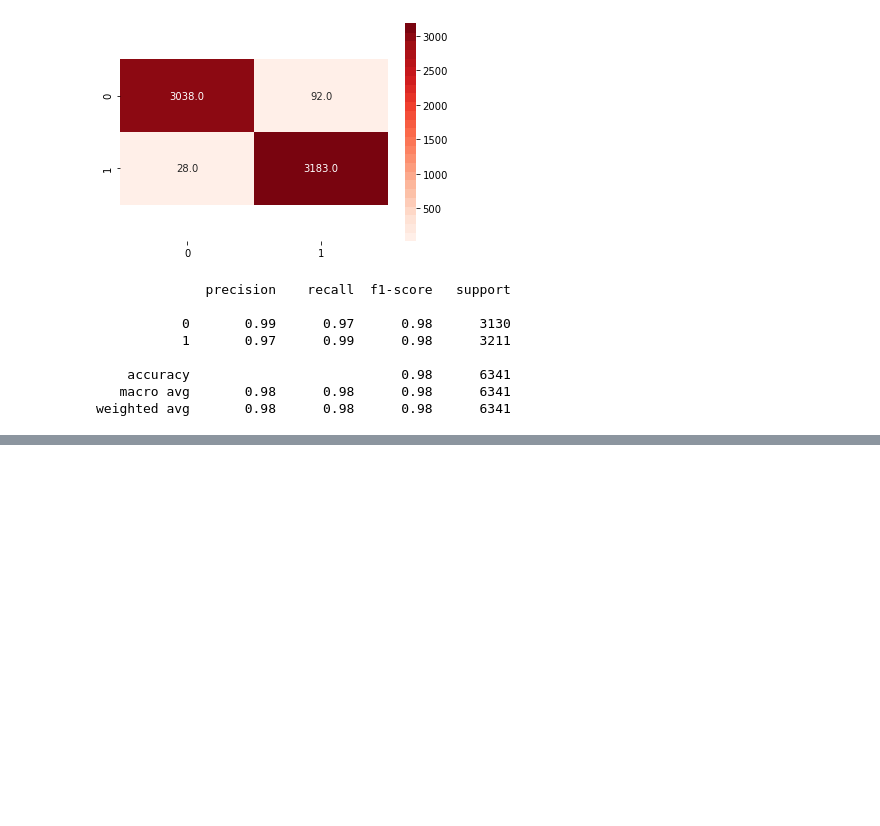
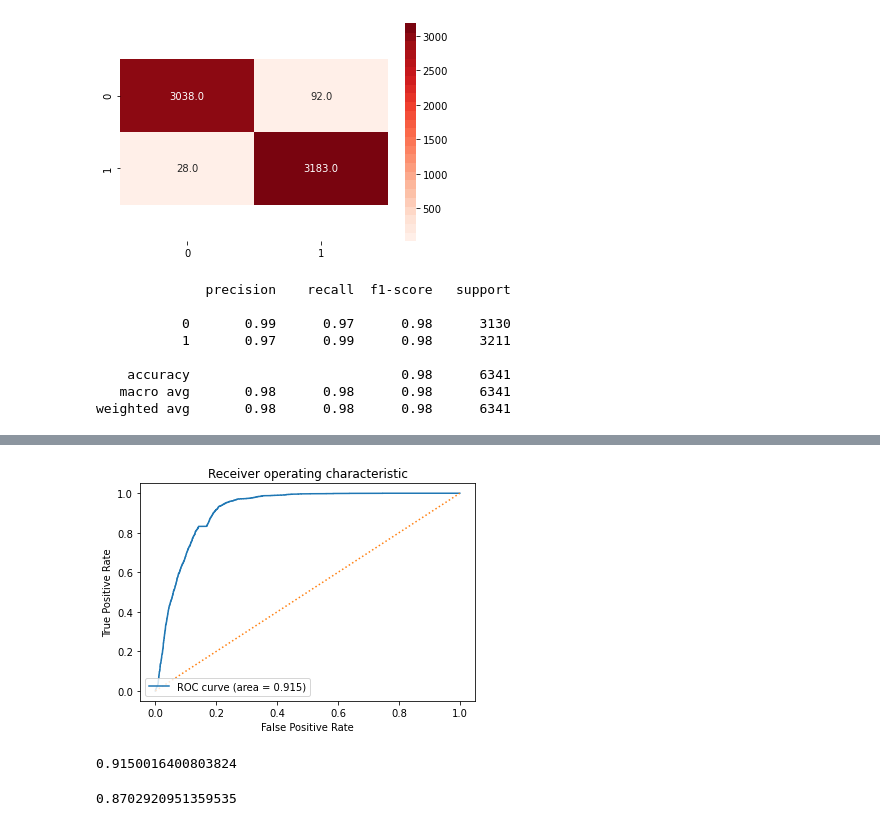
Before and after one commit to Elmaravilla7/ProjML, a Jupyter notebook: Untitled2.ipynb, the cells around one changed output, grey strips where cells are left out. Saved outputs shown, nothing was run; the diff lists cells and outputs as text; code cells hidden in the pictures; blank space fills up the shorter version.

```diff
--- a/Untitled2.ipynb
+++ b/Untitled2.ipynb
@@ -513,0 +647,5 @@ weighted avg       0.98      0.98      0.98      6341
+# %%
+roc(values,predictions,labels)
+# %% [output]
+[figure, added]
+0.9150016400803824
@@ -513,0 +657,8 @@ weighted avg       0.98      0.98      0.98      6341
+# %%
+anomaly_detection=loadM("BestAnomayModel")
+pred=anomaly_detection.inverse_transform(anomaly_detection.transform(X))
+err= mean_squared_err(X,pred)
+y_pred=(np.array(thresholdErr(err,0.002)))
+accuracy_score(y,y_pred)
+# %% [output]
+0.8702920951359535
```
Also changed, not shown: parts of 8 cells of this notebook.
